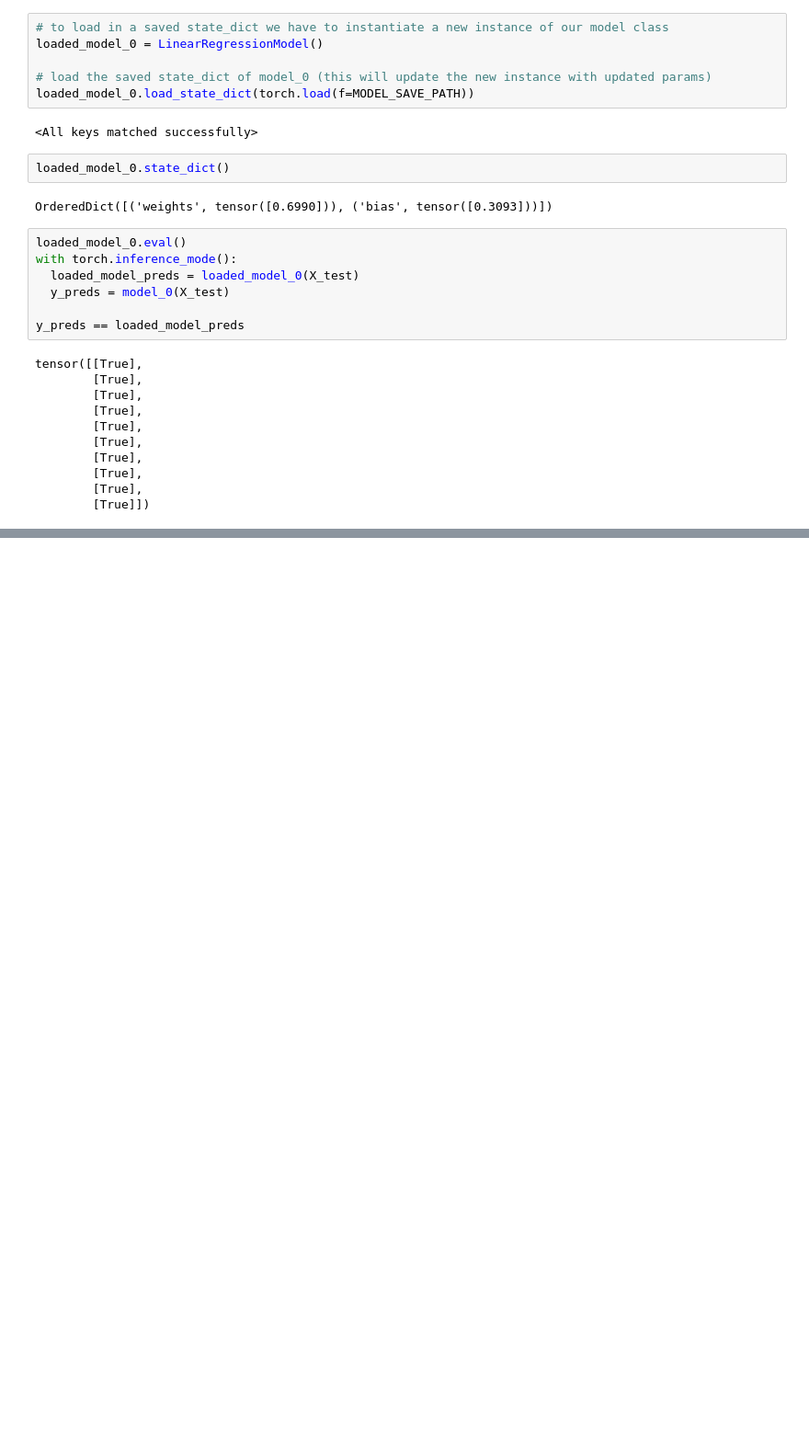
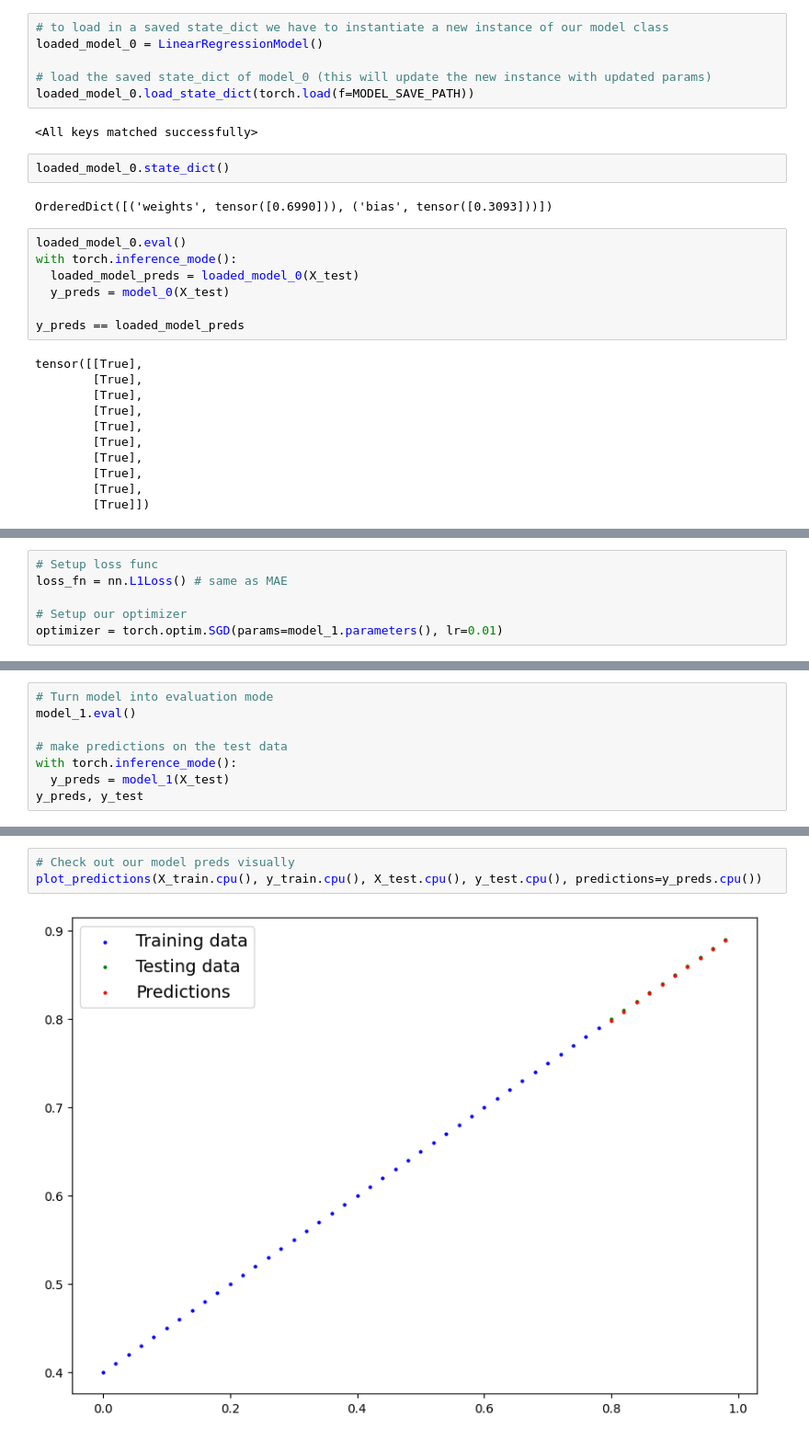
Before and after one commit to AdamStajer07/pytorchTutorial, a Jupyter notebook: 03_pytorch_tutorial.ipynb, the cells around one changed output, grey strips where cells are left out. Shown: that part at 92% size. Saved outputs shown, nothing was run; the diff lists cells and outputs as text; blank space fills up the shorter version.

```diff
--- a/03_pytorch_tutorial.ipynb
+++ b/03_pytorch_tutorial.ipynb
@@ -420,0 +519,6 @@ tensor([[True],
+# %%
+# Setup loss func
+loss_fn = nn.L1Loss() # same as MAE
+
+# Setup our optimizer
+optimizer = torch.optim.SGD(params=model_1.parameters(), lr=0.01)
@@ -420,0 +591,8 @@ tensor([[True],
+# %%
+# Turn model into evaluation mode
+model_1.eval()
+
+# make predictions on the test data
+with torch.inference_mode():
+  y_preds = model_1(X_test)
+y_preds, y_test
@@ -420,0 +620,5 @@ tensor([[True],
+# %%
+# Check out our model preds visually
+plot_predictions(X_train.cpu(), y_train.cpu(), X_test.cpu(), y_test.cpu(), predictions=y_preds.cpu())
+# %% [output]
+[figure, added]
```
Also changed, not shown: parts of 18 cells of this notebook.
